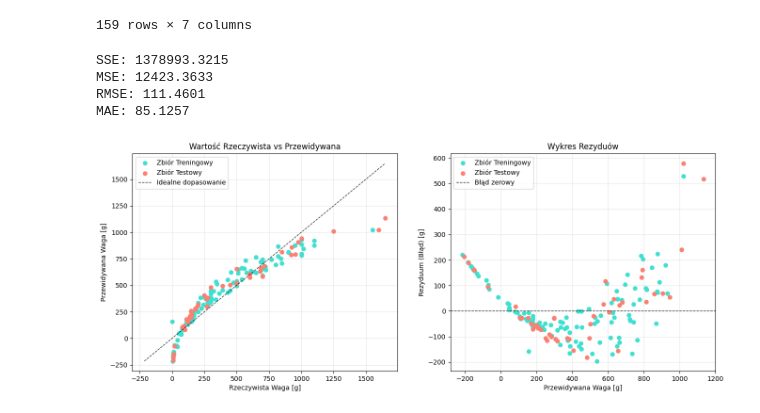
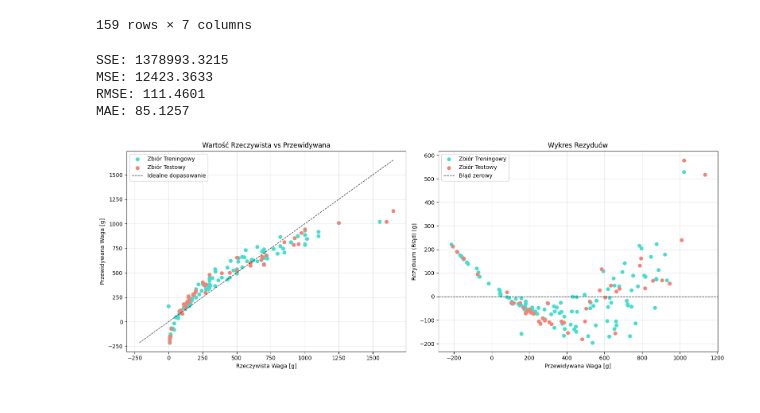
Before and after one commit to dmitrykitty/least-squares-approximation, a Jupyter notebook: solution.ipynb, the cells around one changed output. Drawn from its saved outputs; the diff is of its cells as text; code cells hidden in the pictures.

Commit message:
plots for task 6 started

```diff
--- a/solution.ipynb
+++ b/solution.ipynb
@@ -434,31 +436,33 @@ print(f"MSE: {metrics['MSE']:.4f}")
 print(f"RMSE: {metrics['RMSE']:.4f}")
 print(f"MAE: {metrics['MAE']:.4f}")
 
 #plot1
 fig, (ax1, ax2) = plt.subplots(1, 2, figsize=(16, 6))
 ax1.scatter(y_train, y_pred_train, color='turquoise', label='Zbiór Treningowy')
 ax1.scatter(y_test, y_pred_test, color='salmon', label='Zbiór Testowy')
 all_vals = np.concatenate([y_train, y_test, y_pred_train, y_pred_test])
 min_val, max_val = all_vals.min(), all_vals.max()
 ax1.plot([min_val, max_val], [min_val, max_val], '--k', alpha=0.8, linewidth=1, label='Idealne dopasowanie')
 ax1.set_title("Wartość Rzeczywista vs Przewidywana")
 ax1.set_xlabel("Rzeczywista Waga [g]")
 ax1.set_ylabel("Przewidywana Waga [g]")
 ax1.legend()
 ax1.grid(True, alpha=0.3)
 
 #plot2
 ax2.scatter(y_pred_train, residuals_train, color='turquoise', label='Zbiór Treningowy')
 ax2.scatter(y_pred_test, residuals_test, color='salmon', label='Zbiór Testowy')
 ax2.axhline(y=0, linestyle='--', color='black', alpha=0.8, linewidth=1, label='Błąd zerowy')
 ax2.set_title("Wykres Rezyduów")
 ax2.set_xlabel("Przewidywana Waga [g]")
 ax2.set_ylabel("Rezyduum (Błąd) [g]")
 ax2.legend()
 ax2.grid(True, alpha=0.3)
+
+fig.tight_layout() # Ładnie układa odstępy między wykresami
 # %% [output]
 SSE: 1378993.3215
 MSE: 12423.3633
 RMSE: 111.4601
 MAE: 85.1257
-[figure, old version]
+[figure, new version]
```
Also changed, not shown: parts of 7 cells of this notebook.
